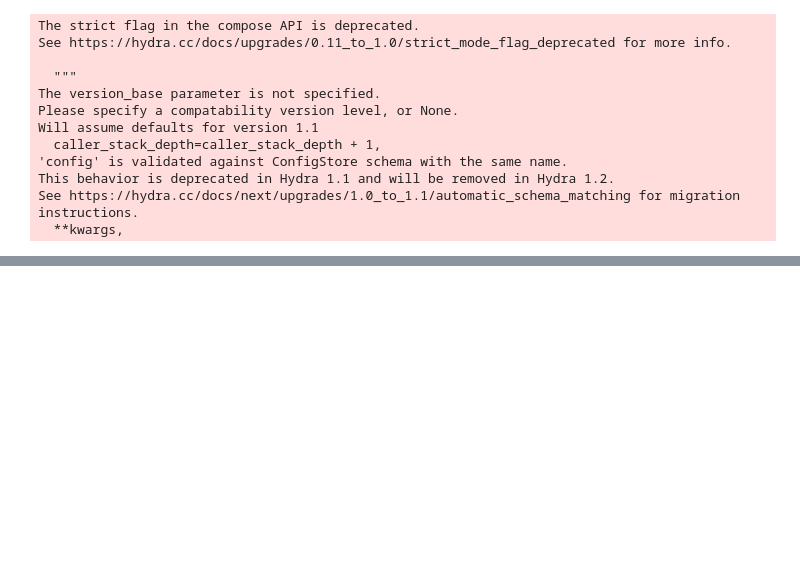
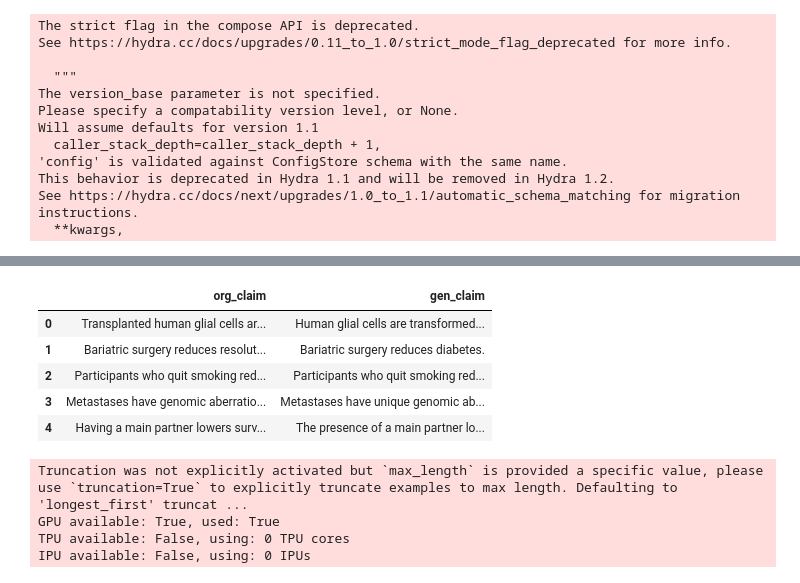
Before and after one commit to ratulalahy/T5ParEvo, a Jupyter notebook: notebooks/t5_par_evo_test.ipynb, the cells around one changed output, grey strips where cells are left out. Saved outputs shown, nothing was run; the diff lists cells and outputs as text; code cells hidden in the pictures; blank space fills up the shorter version.

Commit message:
efficient + logger fixed

```diff
--- a/notebooks/t5_par_evo_test.ipynb
+++ b/notebooks/t5_par_evo_test.ipynb
@@ -313,0 +380,14 @@ all_attack_results[:10]
+# %%
+from T5ParEvo.src.data.dataset_preparation import DatasetPreparation
+SPLIT_SIZE = 0.2
+prep = DatasetPreparation(df_fine_tuning_dataset, SPLIT_SIZE)
+df_tune_train, df_tune_val = prep.split_and_reset_index()
+# %%
+df_tune_val
+# %% [output]
+|  | org_claim | gen_claim |
+| 0 | Transplanted human glial cells ar... | Human glial cells are transformed... |
+| 1 | Bariatric surgery reduces resolut... | Bariatric surgery reduces diabetes. |
+| 2 | Participants who quit smoking red... | Participants who quit smoking red... |
+| 3 | Metastases have genomic aberratio... | Metastases have unique genomic ab... |
+| 4 | Having a main partner lowers surv... | The presence of a main partner lo... |
@@ -313,0 +403,25 @@ all_attack_results[:10]
+# %%
+from T5ParEvo.src.models.fine_tune import LoggingCallback
+from T5ParEvo.src.models.fine_tune import T5FineTuner
+from pytorch_lightning import Trainer
+import pytorch_lightning as pl
+from pytorch_lightning.callbacks.early_stopping import EarlyStopping
+
+early_stop_callback = EarlyStopping(
+   monitor='val_loss',
+   patience=3,
+   verbose=False,
+   mode='min'
+)
+
+model_t5_fine_tuned = T5FineTuner(fineTuneHyperParam)
+trainer_model_t5_fine_tune = pl.Trainer(callbacks=[early_stop_callback,
+                                                    fineTuneHyperParam.get_checkpoint_callback(),
+                                                    LoggingCallback()],
+                                        logger=lightning_logger,
+                                        **fineTuneHyperParam.get_train_params())
+# %% [output]
+Truncation was not explicitly activated but `max_length` is provided a specific value, please use `truncation=True` to explicitly truncate examples to max length. Defaulting to 'longest_first' truncat ...
+GPU available: True, used: True
+TPU available: False, using: 0 TPU cores
+IPU available: False, using: 0 IPUs
```
Also changed, not shown: parts of 28 cells of this notebook, 6 other files.
